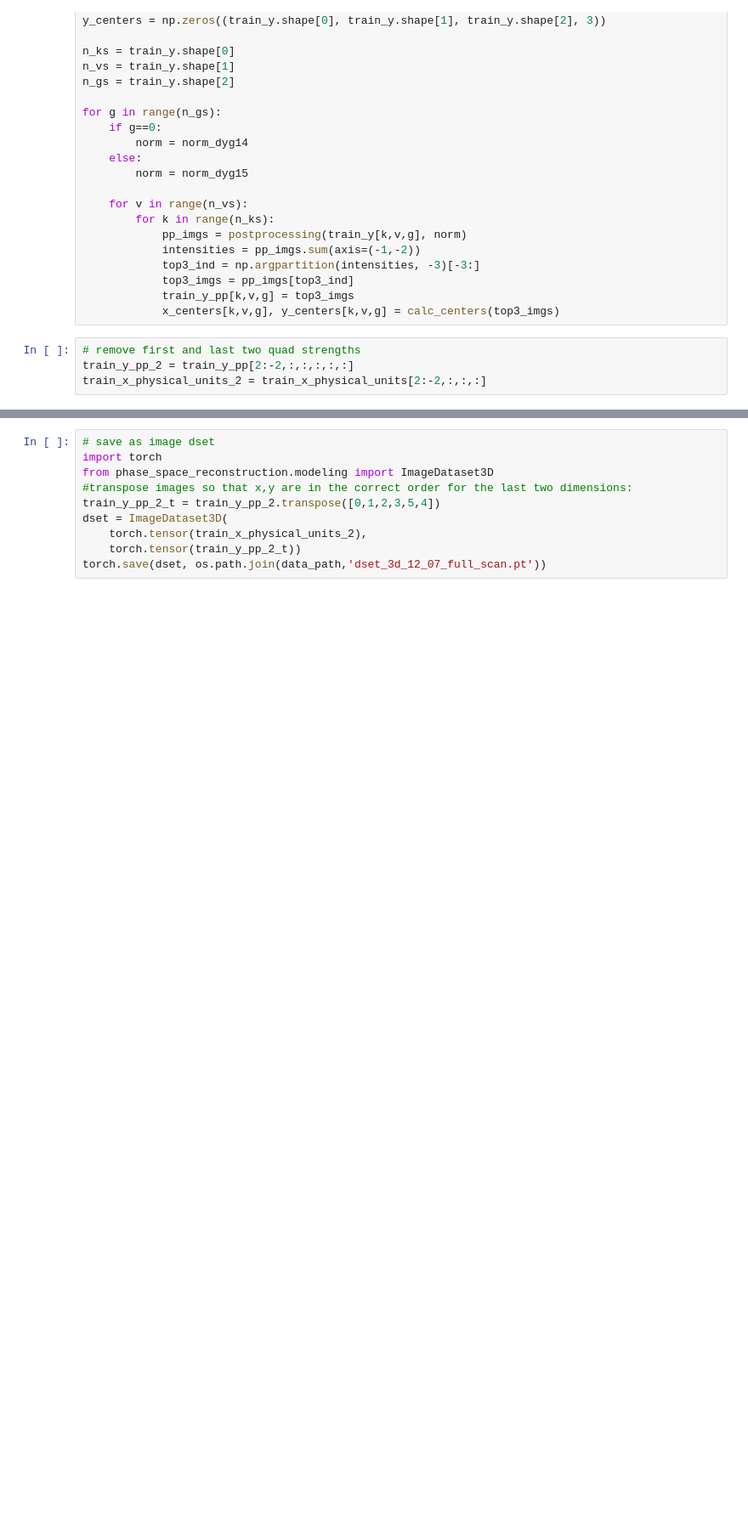
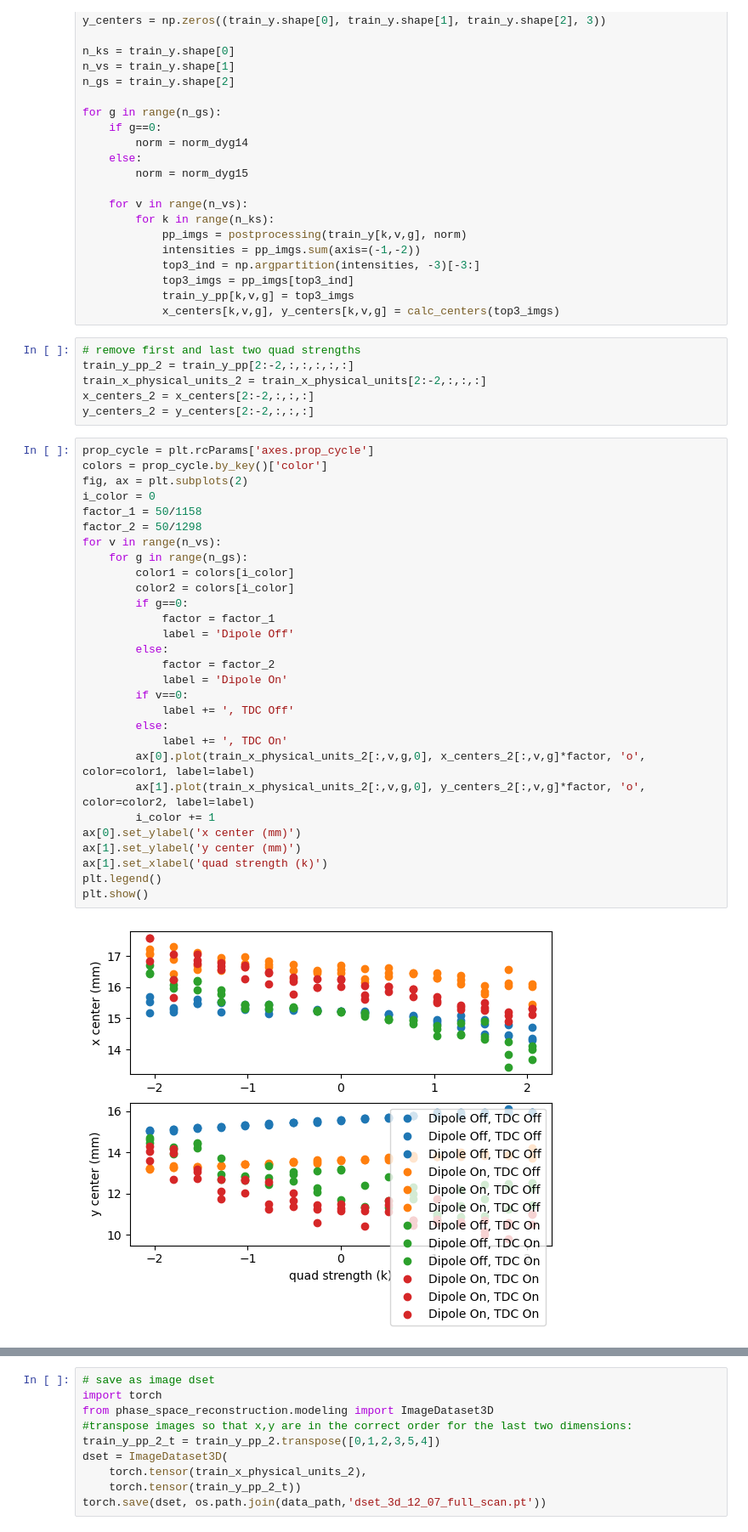
Before and after one commit to jp-ga/awa-badger, a Jupyter notebook: analysis/6D_reconstruction/6D_data_processing.ipynb, the cells around one changed output, grey strips where cells are left out. Shown at 85% size. Drawn from its saved outputs; the diff is of its cells as text; blank space fills up the shorter version.

Commit message:
include centroid plots

```diff
--- a/analysis/6D_reconstruction/6D_data_processing.ipynb
+++ b/analysis/6D_reconstruction/6D_data_processing.ipynb
@@ -373,6 +373,39 @@ for g in range(n_gs):
 # remove first and last two quad strengths
 train_y_pp_2 = train_y_pp[2:-2,:,:,:,:,:]
 train_x_physical_units_2 = train_x_physical_units[2:-2,:,:,:]
+x_centers_2 = x_centers[2:-2,:,:,:]
+y_centers_2 = y_centers[2:-2,:,:,:]
+# %%
+prop_cycle = plt.rcParams['axes.prop_cycle']
+colors = prop_cycle.by_key()['color']
+fig, ax = plt.subplots(2)
+i_color = 0
+factor_1 = 50/1158
+factor_2 = 50/1298
+for v in range(n_vs):
+    for g in range(n_gs):
+        color1 = colors[i_color]
+        color2 = colors[i_color]
+        if g==0:
+            factor = factor_1
+            label = 'Dipole Off'
+        else:
+            factor = factor_2
+            label = 'Dipole On'
+        if v==0:
+            label += ', TDC Off'
+        else:
+            label += ', TDC On'
+        ax[0].plot(train_x_physical_units_2[:,v,g,0], x_centers_2[:,v,g]*factor, 'o', color=color1, label=label)
+        ax[1].plot(train_x_physical_units_2[:,v,g,0], y_centers_2[:,v,g]*factor, 'o', color=color2, label=label)
+        i_color += 1
+ax[0].set_ylabel('x center (mm)')
+ax[1].set_ylabel('y center (mm)')
+ax[1].set_xlabel('quad strength (k)')
+plt.legend()
+plt.show()
+# %% [output]
+[figure, added]
 # %%
 #visualize final images
 for g in range(n_gs):
```
Also changed, not shown: parts of 2 cells of this notebook.
